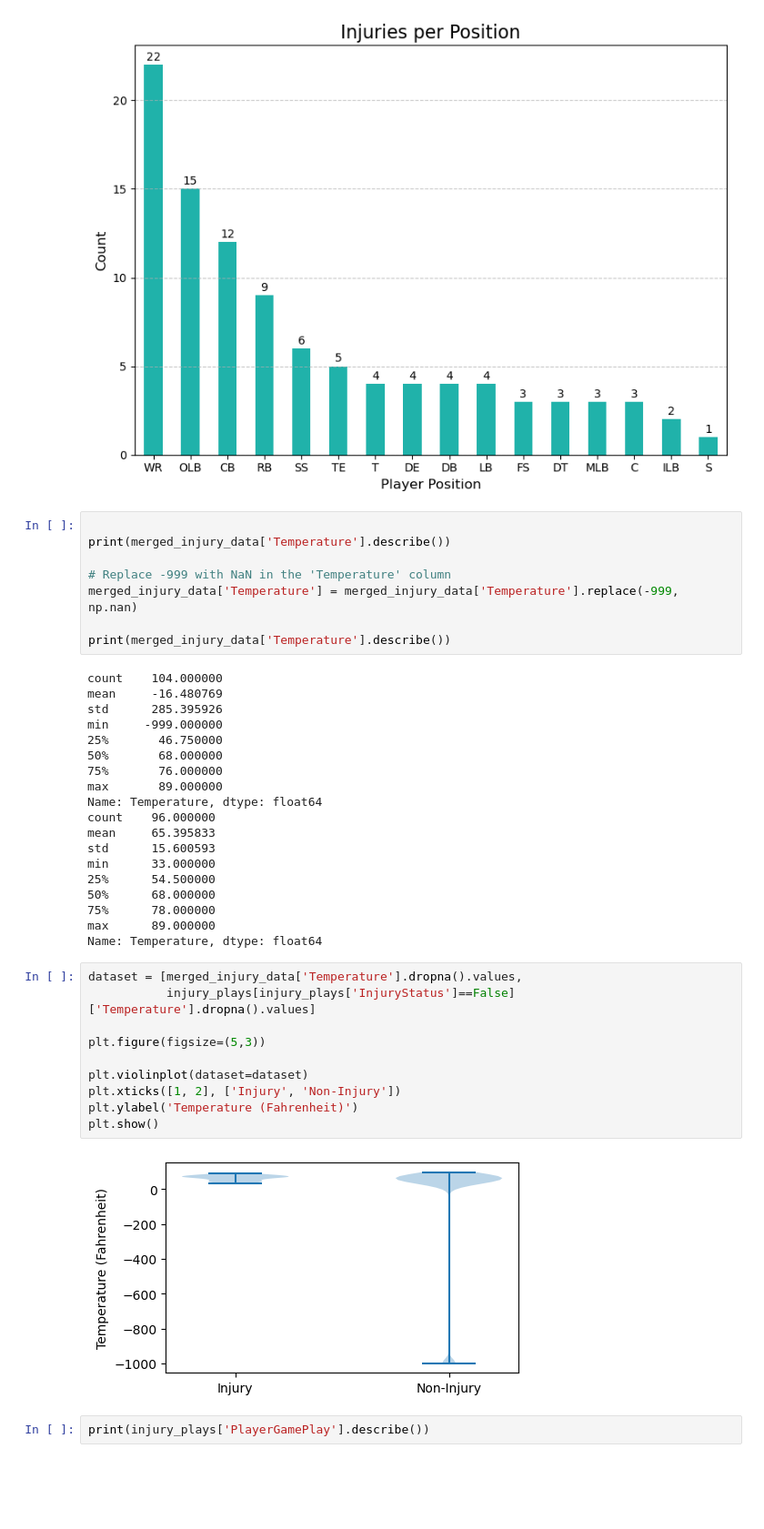
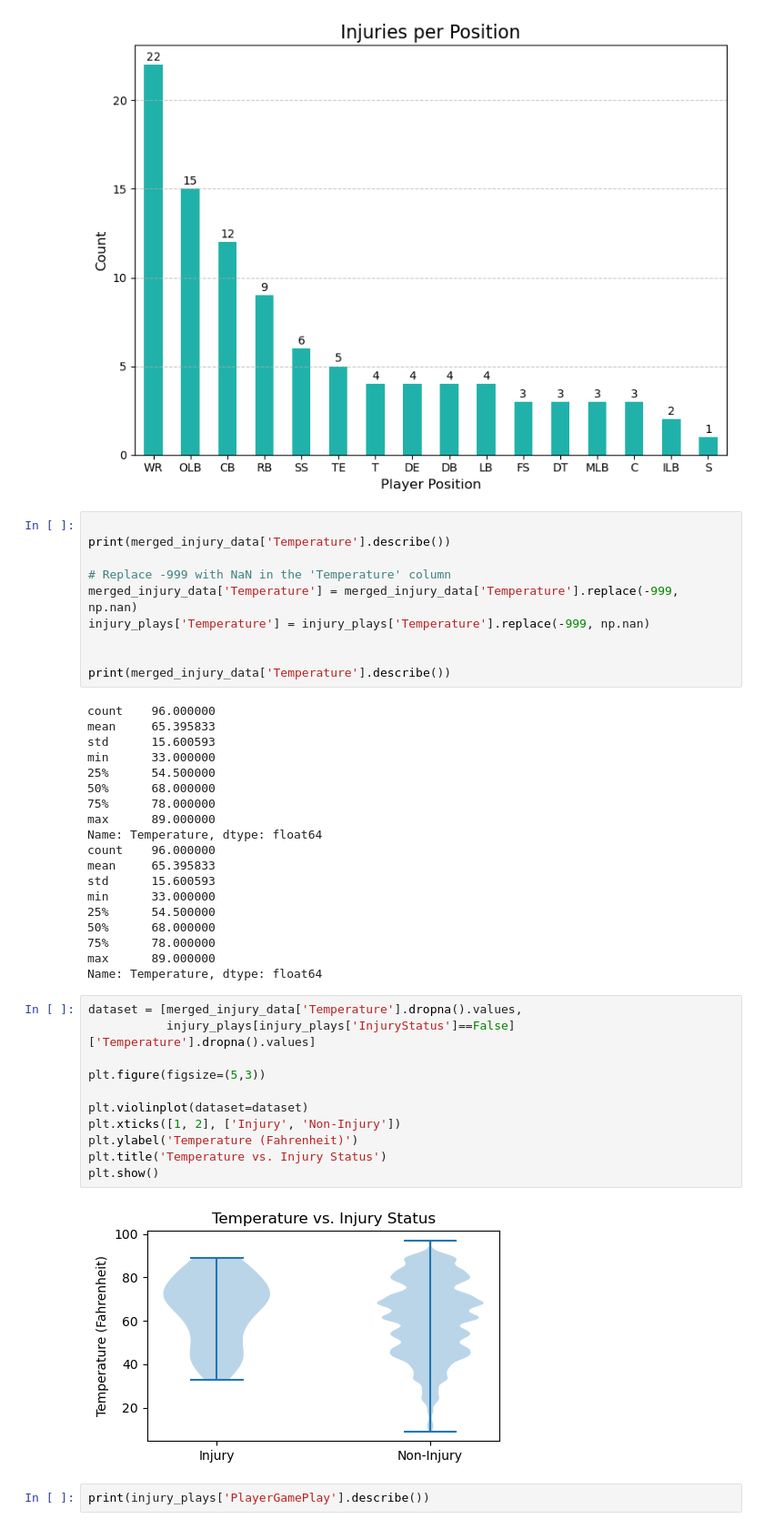
Before and after one commit to veronicafigueroa/NFL-Injury-Risk-Analysis, a Jupyter notebook: src/EDA.ipynb, the cells around one changed output. Shown at 91% size. Cells and saved outputs as stored; diff of their text form; blank space fills up the shorter version.

```diff
--- a/src/EDA.ipynb
+++ b/src/EDA.ipynb
@@ -135,17 +137,19 @@ print(merged_injury_data['Temperature'].describe())
 
 # Replace -999 with NaN in the 'Temperature' column
 merged_injury_data['Temperature'] = merged_injury_data['Temperature'].replace(-999, np.nan)
+injury_plays['Temperature'] = injury_plays['Temperature'].replace(-999, np.nan)
+
 
 print(merged_injury_data['Temperature'].describe())
 # %% [output]
-count    104.000000
-mean     -16.480769
-std      285.395926
-min     -999.000000
-25%       46.750000
-50%       68.000000
-75%       76.000000
-max       89.000000
+count    96.000000
+mean     65.395833
+std      15.600593
+min      33.000000
+25%      54.500000
+50%      68.000000
+75%      78.000000
+max      89.000000
 Name: Temperature, dtype: float64
 count    96.000000
 mean     65.395833
@@ -159,15 +163,16 @@ Name: Temperature, dtype: float64
 # %%
 dataset = [merged_injury_data['Temperature'].dropna().values,
            injury_plays[injury_plays['InjuryStatus']==False]['Temperature'].dropna().values]
 
 plt.figure(figsize=(5,3))
 
 plt.violinplot(dataset=dataset)
 plt.xticks([1, 2], ['Injury', 'Non-Injury'])
 plt.ylabel('Temperature (Fahrenheit)')
+plt.title('Temperature vs. Injury Status')
 plt.show()
 # %% [output]
-[figure, old version]
+[figure, new version]
 # %%
 print(injury_plays['PlayerGamePlay'].describe())
 # %% [output]
```
Also changed, not shown: parts of 5 cells of this notebook.
